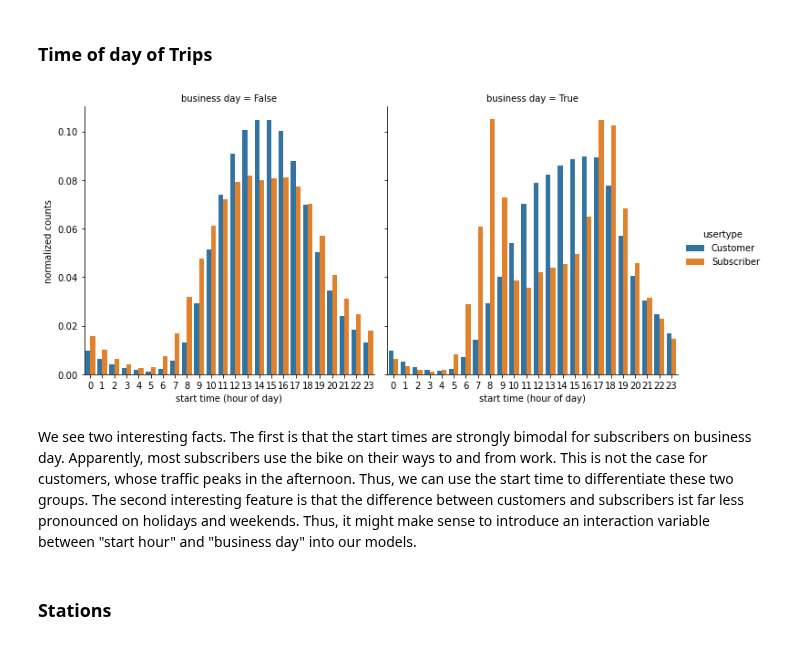
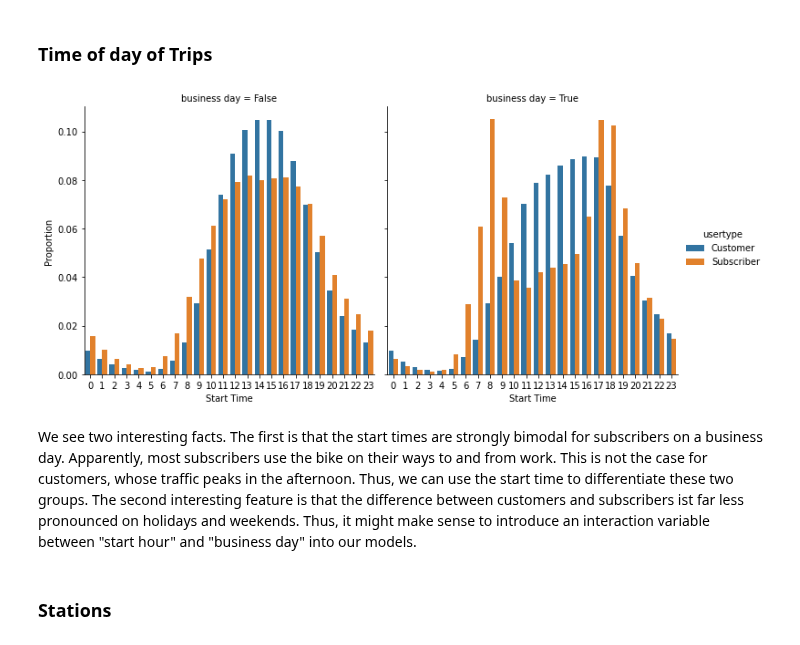
Before and after one commit to TWagner2/AXAChallenge, a Jupyter notebook: Analysis.ipynb, the cells around one changed output. Drawn from its saved outputs; the diff is of its cells as text; code cells hidden in the pictures.

```diff
--- a/Analysis.ipynb
+++ b/Analysis.ipynb
@@ -117,13 +151,13 @@ We see that for most customers, the gender is unknown, while for almost all subs
 # %%
 grouped = data_train.groupby(by = [data_train["starttime"].dt.hour,"business day","usertype"]).size()
 grouped = grouped / grouped.groupby(level=["business day","usertype"]).sum() #Normlize by dividing by total trips per day
-grouped = grouped.reset_index(name="normalized counts")
-grouped=grouped.rename(columns={"starttime":"start time (hour of day)"})
-sns.catplot(x="start time (hour of day)",y="normalized counts",hue="usertype",col="business day",kind="bar",data=grouped);
+grouped = grouped.reset_index(name="Proportion")
+grouped=grouped.rename(columns={"starttime":"Start Time"})
+ax = sns.catplot(x="Start Time",y="Proportion",hue="usertype",col="business day",kind="bar",data=grouped);
 # %% [output]
-[figure, old version]
+[figure, new version]
 # %% [markdown]
-We see two interesting facts. The first is that the start times are strongly bimodal for subscribers on business day. Apparently, most subscribers use the bike on their ways to and from work. This is not the case for customers, whose traffic peaks in the afternoon. Thus, we can use the start time to differentiate these two groups.
+We see two interesting facts. The first is that the start times are strongly bimodal for subscribers on a business day. Apparently, most subscribers use the bike on their ways to and from work. This is not the case for customers, whose traffic peaks in the afternoon. Thus, we can use the start time to differentiate these two groups.
 The second interesting feature is that the difference between customers and subscribers ist far less pronounced on holidays and weekends. Thus, it might make sense to introduce an interaction variable between "start hour" and "business day" into our models.
 # %% [markdown]
 ### Stations
```
Also changed, not shown: parts of 28 cells of this notebook.
